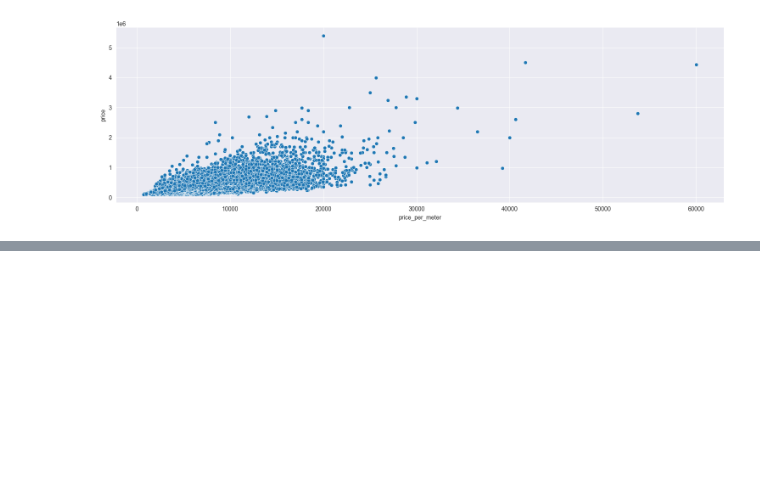
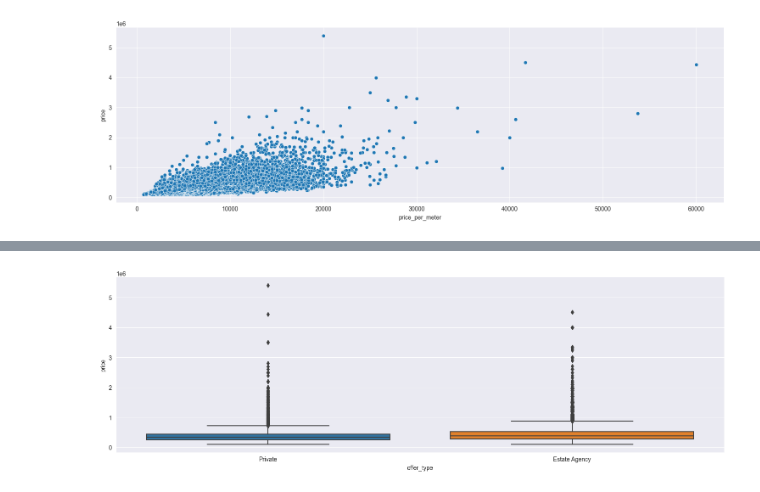
Before and after one commit to PawelWil/AnalizaDanych_BI_Zjazd_09_10_IX, a Jupyter notebook: Kod/04_seaborn_WYKRESY_ZŁOŻONE/05_praca_z_danymi.ipynb, the cells around one changed output, grey strips where cells are left out. Saved outputs shown, nothing was run; the diff lists cells and outputs as text; code cells hidden in the pictures; blank space fills up the shorter version.

```diff
--- a/Kod/04_seaborn_WYKRESY_ZŁOŻONE/05_praca_z_danymi.ipynb
+++ b/Kod/04_seaborn_WYKRESY_ZŁOŻONE/05_praca_z_danymi.ipynb
@@ -104,0 +108,5 @@ _ = sns.relplot(df_house, x='price_per_meter', y='price', height=5, aspect=3) #h
+# %%
+# filtr skąd oferty, czy z biur nieruchomosci, czy prywatne
+_ = sns.catplot(df_house, x='offer_type', y='price', kind='box', height=5, aspect=3)
+# %% [output]
+[figure, added]
```
Also changed, not shown: parts of 8 cells of this notebook.
